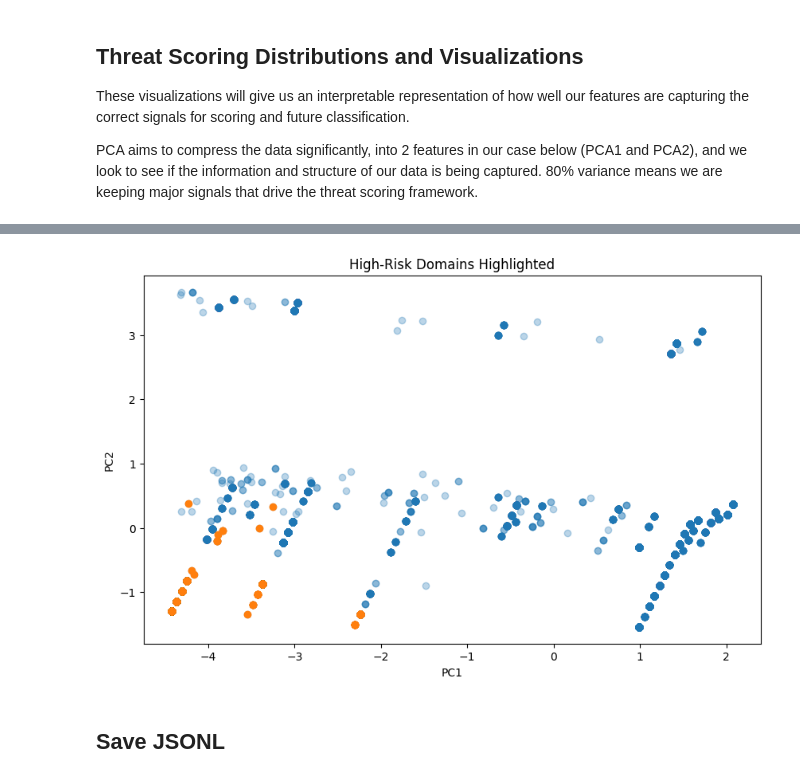
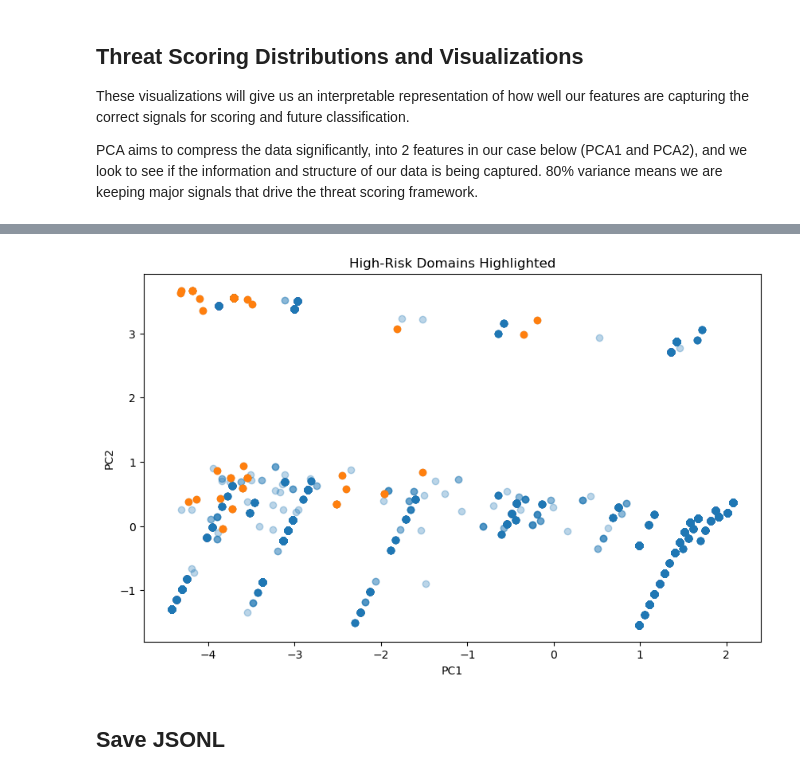
Before and after one commit to YouKnowJoey/sketchy-parking-lot, a Jupyter notebook: notebooks/wrangling_analysis.ipynb, the cells around one changed output, grey strips where cells are left out. Cells and saved outputs as stored; diff of their text form; code cells hidden in the pictures.

```diff
--- a/notebooks/wrangling_analysis.ipynb
+++ b/notebooks/wrangling_analysis.ipynb
@@ -691,2 +702,13 @@ X = combined_df[feature_cols].fillna(0)
+# %%
+'''
+Distance to nearest cluster center
+- Find the tightness of clusters and identify potential outliers based on distance to cluster centers.
+'''
+
+dist_to_center = np.min(
+    cdist(X_scaled, kmeans.cluster_centers_), axis=1
+)
+
+combined_df["dist_to_center"] = dist_to_center
 # %%
 '''
@@ -712,0 +777,17 @@ combined_df["iforest_score"] = -raw_scores
+# %%
+# Best model
+best_row = results_df.loc[results_df["separation"].idxmax()]
+print(best_row)
+
+# best params for isolation forest
+best_iso = IsolationForest(
+    n_estimators=int(best_row["n_estimators"]),
+    contamination=best_row["contamination"],
+    random_state=1
+)
+best_iso.fit(X_scaled)
+
+# Raw anomaly score (higher = more normal)
+raw_scores = best_iso.decision_function(X_scaled)
+# Convert to threat score (higher = more risky)
+combined_df["iforest_score"] = -raw_scores
@@ -830,7 +877,7 @@ X_pca = pca.fit_transform(X_scaled)
 
 pca_df = pd.DataFrame(X_pca, columns=["PC1", "PC2"])
 pca_df["cluster"] = combined_df["kmeans_cluster"]
-pca_df["threat_score"] = combined_df["final_score"]
+pca_df["threat_score"] = combined_df["iforest_score_norm"]
 
 # Visualize clusters in PCA space
 plt.figure(figsize=(10, 6))
@@ -880,20 +927,20 @@ plt.show()
 # %%
 '''
 High Risk Domains Highlighted in PCA Space
 '''
-risk_threshold = 60
+risk_threshold = 90
 high_risk = pca_df[pca_df["threat_score"] > risk_threshold]
 
 plt.figure(figsize=(10, 6))
 plt.scatter(pca_df["PC1"], pca_df["PC2"], alpha=0.3)
 plt.scatter(high_risk["PC1"], high_risk["PC2"])
 
 plt.title("High-Risk Domains Highlighted")
 plt.xlabel("PC1")
 plt.ylabel("PC2")
 plt.show()
 # %% [output]
-[figure, old version]
+[figure, new version]
 # %% [markdown]
 ## Save JSONL
 # %%
```
Also changed, not shown: parts of 18 cells of this notebook.
